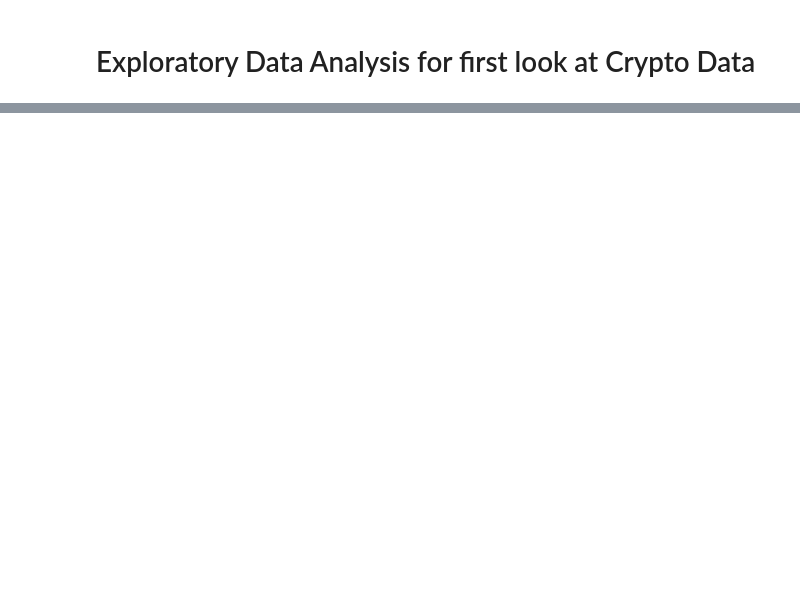
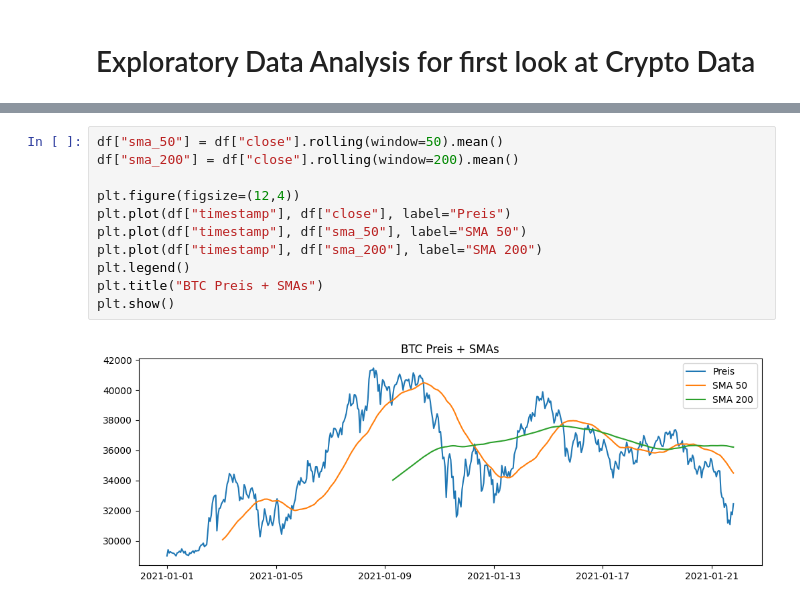
Before and after one commit to ninascheiter/crypto-ml-trading, a Jupyter notebook: notebooks/eda.ipynb, the cells around one changed output, grey strips where cells are left out. Drawn from its saved outputs; the diff is of its cells as text; blank space fills up the shorter version.

```diff
--- a/notebooks/eda.ipynb
+++ b/notebooks/eda.ipynb
@@ -30,0 +69,13 @@ plt.show()
+# %%
+df["sma_50"] = df["close"].rolling(window=50).mean()
+df["sma_200"] = df["close"].rolling(window=200).mean()
+
+plt.figure(figsize=(12,4))
+plt.plot(df["timestamp"], df["close"], label="Preis")
+plt.plot(df["timestamp"], df["sma_50"], label="SMA 50")
+plt.plot(df["timestamp"], df["sma_200"], label="SMA 200")
+plt.legend()
+plt.title("BTC Preis + SMAs")
+plt.show()
+# %% [output]
+[figure, added]
```
Also changed, not shown: parts of 10 cells of this notebook, 3 other files.
